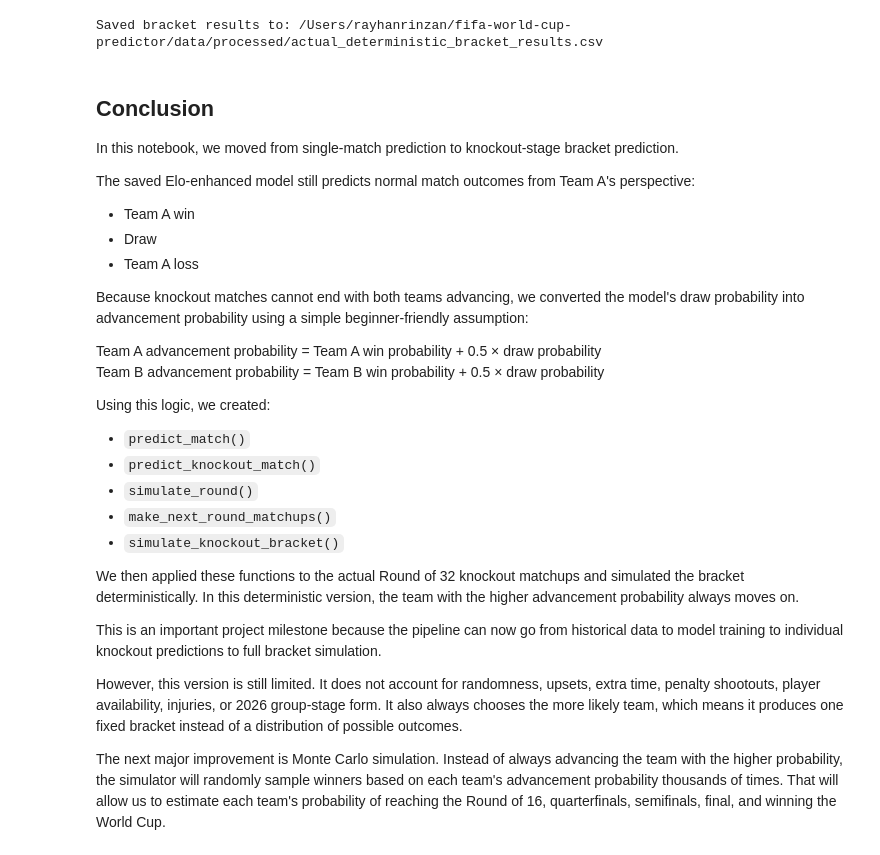
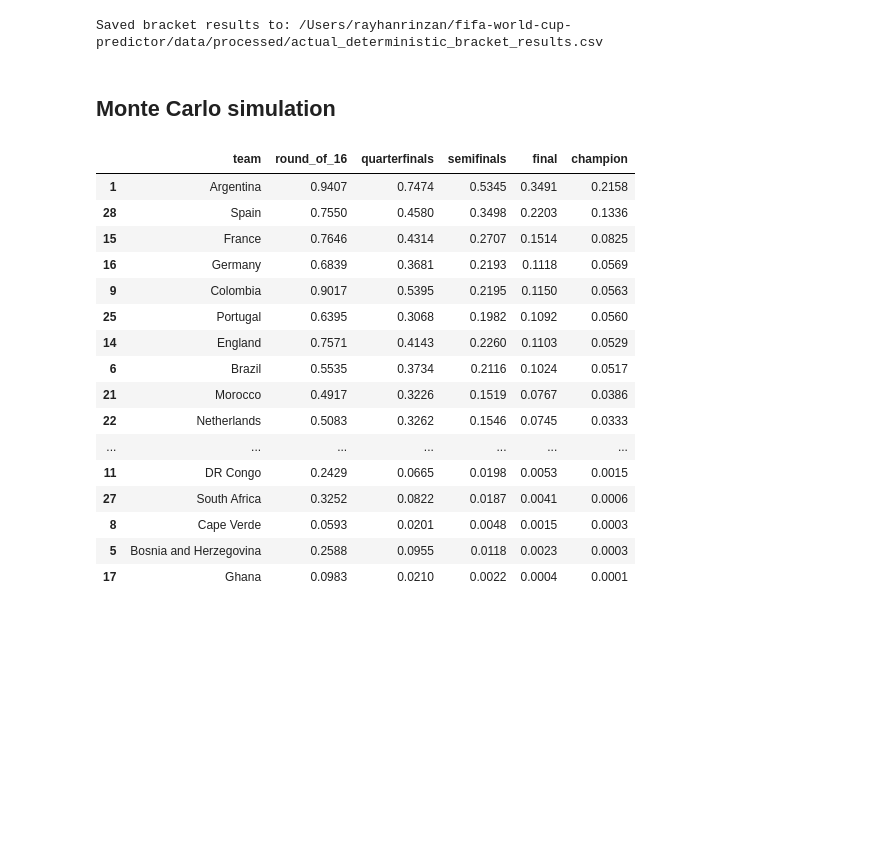
Before and after one commit to rayhanrinzan/fifa-world-cup-predictor, a Jupyter notebook: notebooks/09_knockout_prediction_logic.ipynb, the cells around one changed output. Cells and saved outputs as stored; diff of their text form; code cells hidden in the pictures; blank space fills up the shorter version.

```diff
--- a/notebooks/09_knockout_prediction_logic.ipynb
+++ b/notebooks/09_knockout_prediction_logic.ipynb
@@ -601,34 +602,24 @@ bracket_results_df.to_csv(output_path, index=False)
 print("Saved bracket results to:", output_path)
 # %% [output]
 Saved bracket results to: /Users/rayhanrinzan/fifa-world-cup-predictor/data/processed/actual_deterministic_bracket_results.csv
-# %% [markdown]
-## Conclusion
-
-In this notebook, we moved from single-match prediction to knockout-stage bracket prediction.
-
-The saved Elo-enhanced model still predicts normal match outcomes from Team A's perspective:
-
-- Team A win
-- Draw
-- Team A loss
-
-Because knockout matches cannot end with both teams advancing, we converted the model's draw probability into advancement probability using a simple beginner-friendly assumption:
-
-Team A advancement probability = Team A win probability + 0.5 × draw probability
-Team B advancement probability = Team B win probability + 0.5 × draw probability
-
-Using this logic, we created:
-
-- `predict_match()`
-- `predict_knockout_match()`
-- `simulate_round()`
-- `make_next_round_matchups()`
-- `simulate_knockout_bracket()`
-
-We then applied these functions to the actual Round of 32 knockout matchups and simulated the bracket deterministically. In this deterministic version, the team with the higher advancement probability always moves on.
-
-This is an important project milestone because the pipeline can now go from historical data to model training to individual knockout predictions to full bracket simulation.
-
-However, this version is still limited. It does not account for randomness, upsets, extra time, penalty shootouts, player availability, injuries, or 2026 group-stage form. It also always chooses the more likely team, which means it produces one fixed bracket instead of a distribution of possible outcomes.
-
-The next major improvement is Monte Carlo simulation. Instead of always advancing the team with the higher probability, the simulator will randomly sample winners based on each team's advancement probability thousands of times. That will allow us to estimate each team's probability of reaching the Round of 16, quarterfinals, semifinals, final, and winning the World Cup.
+# %% [markdown]
+## Monte Carlo simulation
+# %%
+def sample_knockout_winner(team_a, team_b):
+    prediction = predict_knockout_match(team_a, team_b)
+    row = prediction.iloc[0]
+
+    team_a_adv_prob = row["team_a_advancement_probability"]
+    team_b_adv_prob = row["team_b_advancement_probability"]
+
+    total_prob = team_a_adv_prob + team_b_adv_prob
+
+    team_a_adv_prob = team_a_adv_prob / total_prob
+    team_b_adv_prob = team_b_adv_prob / total_prob
+
+    winner = np.random.choice(
+        [row["team_a"], row["team_b"]],
+        p=[team_a_adv_prob, team_b_adv_prob]
+    )
+
+    return winner
@@ -634,0 +720,25 @@ The next major improvement is Monte Carlo simulation. Instead of always advancin
+# %%
+monte_carlo_results = run_monte_carlo_simulation(
+    round_of_32,
+    n_simulations=10000
+)
+
+monte_carlo_results.sort_values("champion", ascending=False)
+# %% [output]
+|  | team | round_of_16 | quarterfinals | semifinals | final | champion |
+| 1 | Argentina | 0.9407 | 0.7474 | 0.5345 | 0.3491 | 0.2158 |
+| 28 | Spain | 0.7550 | 0.4580 | 0.3498 | 0.2203 | 0.1336 |
+| 15 | France | 0.7646 | 0.4314 | 0.2707 | 0.1514 | 0.0825 |
+| 16 | Germany | 0.6839 | 0.3681 | 0.2193 | 0.1118 | 0.0569 |
+| 9 | Colombia | 0.9017 | 0.5395 | 0.2195 | 0.1150 | 0.0563 |
+| 25 | Portugal | 0.6395 | 0.3068 | 0.1982 | 0.1092 | 0.0560 |
+| 14 | England | 0.7571 | 0.4143 | 0.2260 | 0.1103 | 0.0529 |
+| 6 | Brazil | 0.5535 | 0.3734 | 0.2116 | 0.1024 | 0.0517 |
+| 21 | Morocco | 0.4917 | 0.3226 | 0.1519 | 0.0767 | 0.0386 |
+| 22 | Netherlands | 0.5083 | 0.3262 | 0.1546 | 0.0745 | 0.0333 |
+| ... | ... | ... | ... | ... | ... | ... |
+| 11 | DR Congo | 0.2429 | 0.0665 | 0.0198 | 0.0053 | 0.0015 |
+| 27 | South Africa | 0.3252 | 0.0822 | 0.0187 | 0.0041 | 0.0006 |
+| 8 | Cape Verde | 0.0593 | 0.0201 | 0.0048 | 0.0015 | 0.0003 |
+| 5 | Bosnia and Herzegovina | 0.2588 | 0.0955 | 0.0118 | 0.0023 | 0.0003 |
+| 17 | Ghana | 0.0983 | 0.0210 | 0.0022 | 0.0004 | 0.0001 |
```
Also changed, not shown: parts of 14 cells of this notebook.
